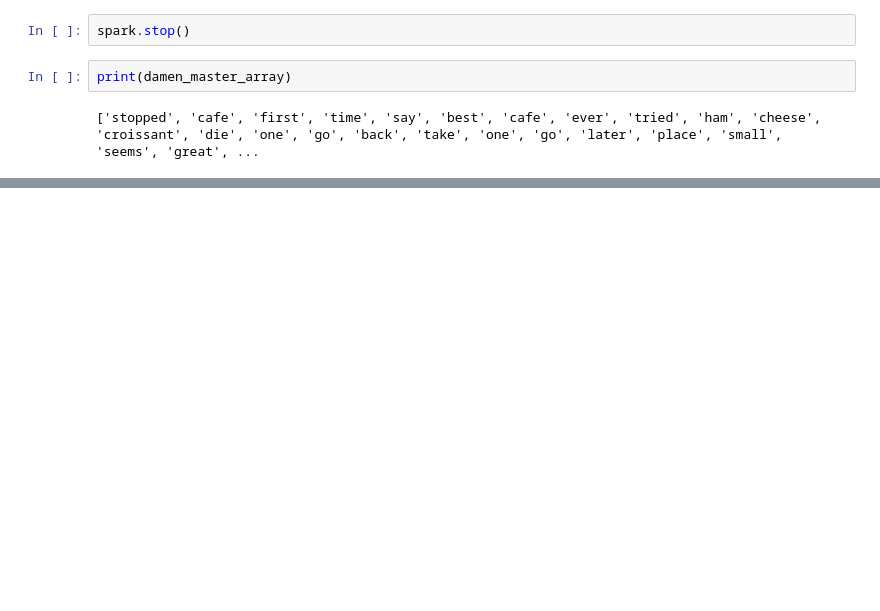
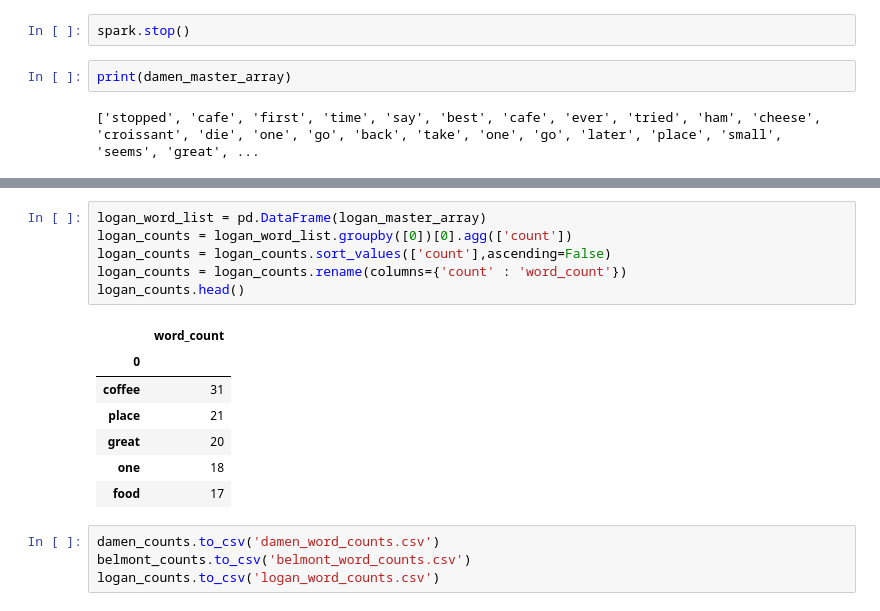
Before and after one commit to PoojaChopra123/pie_thon, a Jupyter notebook: jupyter notebooks/stacy_scratch.ipynb, the cells around one changed output, grey strips where cells are left out. Cells and saved outputs as stored; diff of their text form; blank space fills up the shorter version.

```diff
--- a/jupyter notebooks/stacy_scratch.ipynb
+++ b/jupyter notebooks/stacy_scratch.ipynb
@@ -1270,0 +1299,18 @@ print(damen_master_array)
+# %%
+logan_word_list = pd.DataFrame(logan_master_array)
+logan_counts = logan_word_list.groupby([0])[0].agg(['count'])
+logan_counts = logan_counts.sort_values(['count'],ascending=False)
+logan_counts = logan_counts.rename(columns={'count' : 'word_count'})
+logan_counts.head()
+# %% [output]
+|  | word_count |
+| 0 |  |
+| coffee | 31 |
+| place | 21 |
+| great | 20 |
+| one | 18 |
+| food | 17 |
+# %%
+damen_counts.to_csv('damen_word_counts.csv')
+belmont_counts.to_csv('belmont_word_counts.csv')
+logan_counts.to_csv('logan_word_counts.csv')
```
Also changed, not shown: parts of 2 cells of this notebook, 3 other files.
